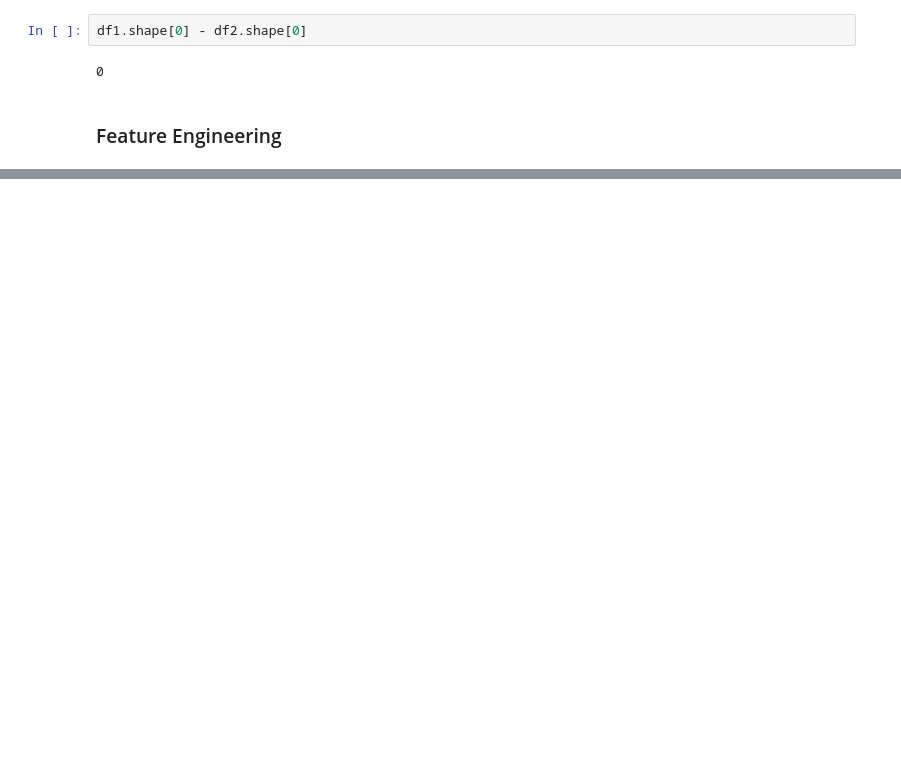
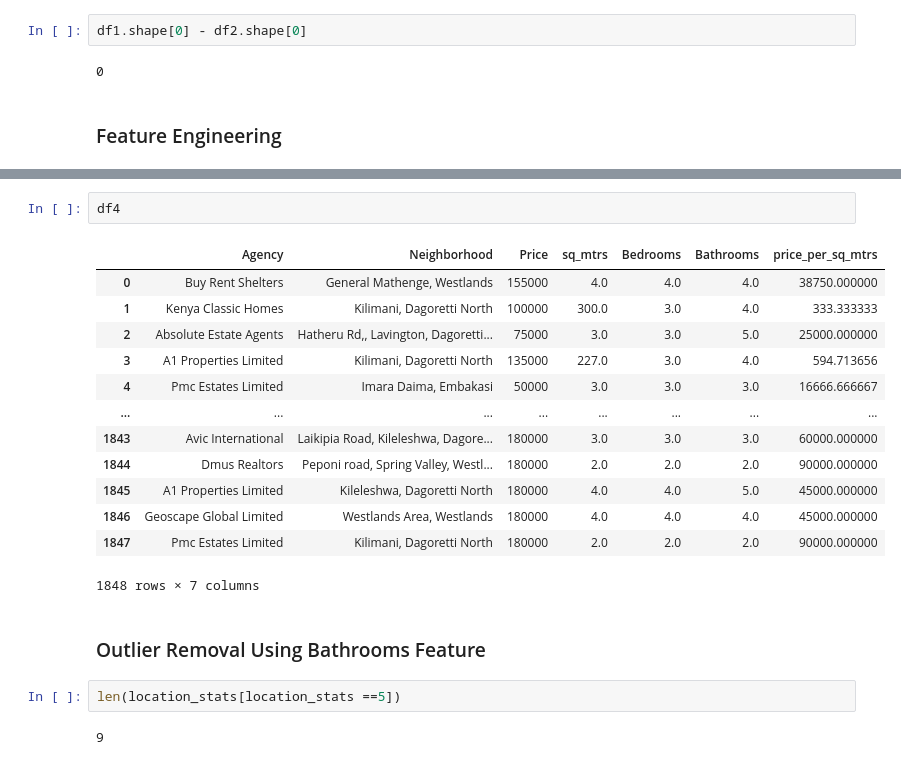
Before and after one commit to shadrack71/kenya_housing_real_estate_project_with_machine_learning, a Jupyter notebook: kenya_housing_real_estate_project.ipynb, the cells around one changed output, grey strips where cells are left out. Drawn from its saved outputs; the diff is of its cells as text; blank space fills up the shorter version.

```diff
--- a/kenya_housing_real_estate_project.ipynb
+++ b/kenya_housing_real_estate_project.ipynb
@@ -346,0 +281,22 @@ len(location_stats[location_stats<2
+# %%
+df4
+# %% [output]
+|  | Agency | Neighborhood | Price | sq_mtrs | Bedrooms | Bathrooms | price_per_sq_mtrs |
+| 0 | Buy Rent Shelters | General Mathenge, Westlands | 155000 | 4.0 | 4.0 | 4.0 | 38750.000000 |
+| 1 | Kenya Classic Homes | Kilimani, Dagoretti North | 100000 | 300.0 | 3.0 | 4.0 | 333.333333 |
+| 2 | Absolute Estate Agents | Hatheru Rd,, Lavington, Dagoretti... | 75000 | 3.0 | 3.0 | 5.0 | 25000.000000 |
+| 3 | A1 Properties Limited | Kilimani, Dagoretti North | 135000 | 227.0 | 3.0 | 4.0 | 594.713656 |
+| 4 | Pmc Estates Limited | Imara Daima, Embakasi | 50000 | 3.0 | 3.0 | 3.0 | 16666.666667 |
+| ... | ... | ... | ... | ... | ... | ... | ... |
+| 1843 | Avic International | Laikipia Road, Kileleshwa, Dagore... | 180000 | 3.0 | 3.0 | 3.0 | 60000.000000 |
+| 1844 | Dmus Realtors | Peponi road, Spring Valley, Westl... | 180000 | 2.0 | 2.0 | 2.0 | 90000.000000 |
+| 1845 | A1 Properties Limited | Kileleshwa, Dagoretti North | 180000 | 4.0 | 4.0 | 5.0 | 45000.000000 |
+| 1846 | Geoscape Global Limited | Westlands Area, Westlands | 180000 | 4.0 | 4.0 | 4.0 | 45000.000000 |
+| 1847 | Pmc Estates Limited | Kilimani, Dagoretti North | 180000 | 2.0 | 2.0 | 2.0 | 90000.000000 |
+1848 rows × 7 columns
+# %% [markdown]
+### Outlier Removal Using Bathrooms Feature
+# %%
+len(location_stats[location_stats ==5])
+# %% [output]
+9
```
Also changed, not shown: parts of 19 cells of this notebook.
